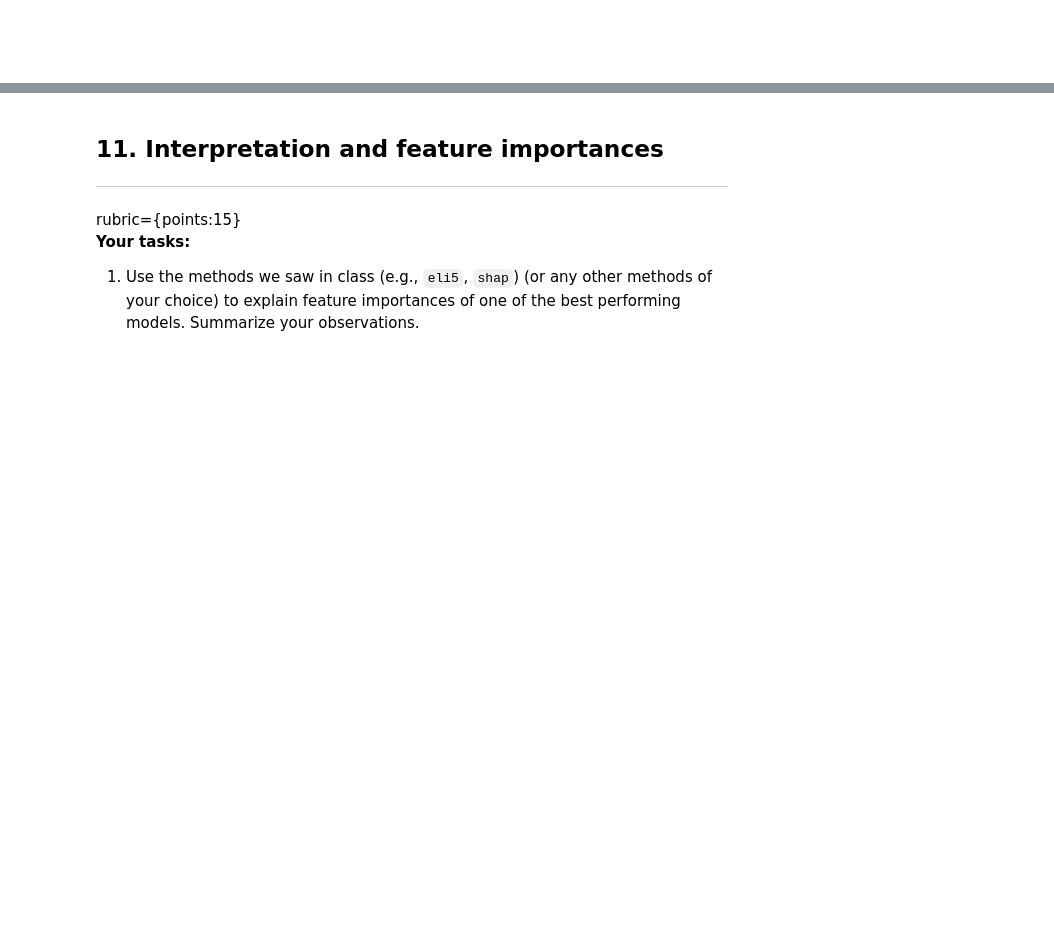
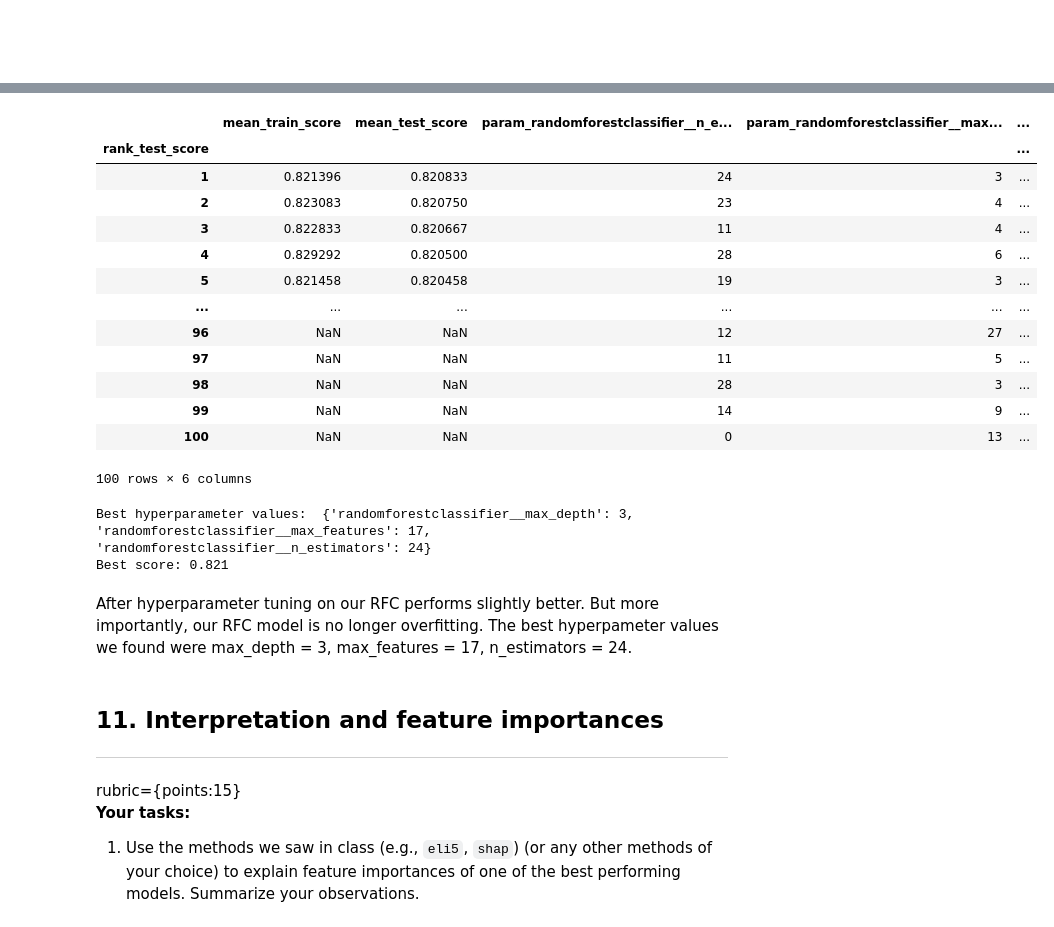
Before and after one commit to johnphan96/cpsc330-2021W2, a Jupyter notebook: hw/hw6/hw6.ipynb, the cells around one changed output, grey strips where cells are left out. Saved outputs shown, nothing was run; the diff lists cells and outputs as text; code cells hidden in the pictures; blank space fills up the shorter version.

```diff
--- a/hw/hw6/hw6.ipynb
+++ b/hw/hw6/hw6.ipynb
@@ -348,3 +441,19 @@ rubric={points:15}
 2. Summarize your results. Can you beat logistic regression?
 # %% [markdown]
 <br><br>
+# %%
+# Adapted from lecture 3
+def mean_std_cross_val_scores(model, X_train, y_train, **kwargs):
+    """
+    Returns mean and std of cross validation
+    """
+    scores = cross_validate(model, X_train, y_train, **kwargs)
+
+    mean_scores = pd.DataFrame(scores).mean()
+    std_scores = pd.DataFrame(scores).std()
+    out_col = []
+
+    for i in range(len(mean_scores)):
+        out_col.append((f"%0.3f (+/- %0.3f)" % (mean_scores[i], std_scores[i])))
+
+    return pd.Series(data=out_col, index=mean_scores.index)
@@ -371,3 +513,17 @@ Make some attempts to optimize hyperparameters for the models you've tried and s
   - [scikit-optimize](https://github.com/scikit-optimize/scikit-optimize)
 # %% [markdown]
 <br><br>
+# %%
+
+from scipy.stats import randint
+#Reference: https://jamesrledoux.com/code/randomized_parameter_search
+# Adapted from lecture 8
+param_grid = {
+    "randomforestclassifier__n_estimators": randint(0, 30),
+    "randomforestclassifier__max_depth": randint(0, 30),
+    "randomforestclassifier__max_features": randint(0, 30),
+}
+random_search = RandomizedSearchCV(
+    pipe_rf, param_grid, n_jobs=-1, n_iter=100, cv=5, random_state=123, return_train_score=True
+)
+random_search.fit(X_train, y_train)
@@ -374,3 +565,39 @@ Make some attempts to optimize hyperparameters for the models you've tried and s
+# %%
+# Adapted from lecture 8
+pd.DataFrame(random_search.cv_results_)[
+    [
+        "mean_train_score",
+        "mean_test_score",
+        "param_randomforestclassifier__n_estimators",
+        "param_randomforestclassifier__max_depth",
+        "param_randomforestclassifier__max_features",
+        "rank_test_score",
+        "std_test_score",
+    ]
+].set_index("rank_test_score").sort_index()
+# %% [output]
+|  | mean_train_score | mean_test_score | param_randomforestclassifier__n_e... | param_randomforestclassifier__max... | ... |
+| rank_test_score |  |  |  |  | ... |
+| 1 | 0.821396 | 0.820833 | 24 | 3 | ... |
+| 2 | 0.823083 | 0.820750 | 23 | 4 | ... |
+| 3 | 0.822833 | 0.820667 | 11 | 4 | ... |
+| 4 | 0.829292 | 0.820500 | 28 | 6 | ... |
+| 5 | 0.821458 | 0.820458 | 19 | 3 | ... |
+| ... | ... | ... | ... | ... | ... |
+| 96 | NaN | NaN | 12 | 27 | ... |
+| 97 | NaN | NaN | 11 | 5 | ... |
+| 98 | NaN | NaN | 28 | 3 | ... |
+| 99 | NaN | NaN | 14 | 9 | ... |
+| 100 | NaN | NaN | 0 | 13 | ... |
+100 rows × 6 columns
+# %%
+print("Best hyperparameter values: ", random_search.best_params_)
+print("Best score: %0.3f" % (random_search.best_score_))
+# %% [output]
+Best hyperparameter values:  {'randomforestclassifier__max_depth': 3, 'randomforestclassifier__max_features': 17, 'randomforestclassifier__n_estimators': 24}
+Best score: 0.821
+# %% [markdown]
+After hyperparameter tuning on our RFC performs slightly better. But more importantly, our RFC model is no longer overfitting. The best hyperpameter values we found were max_depth = 3, max_features = 17, n_estimators = 24.
 # %% [markdown]
 ## 11. Interpretation and feature importances <a name="1"></a>
 <hr>
```
Also changed, not shown: parts of 19 cells of this notebook.
